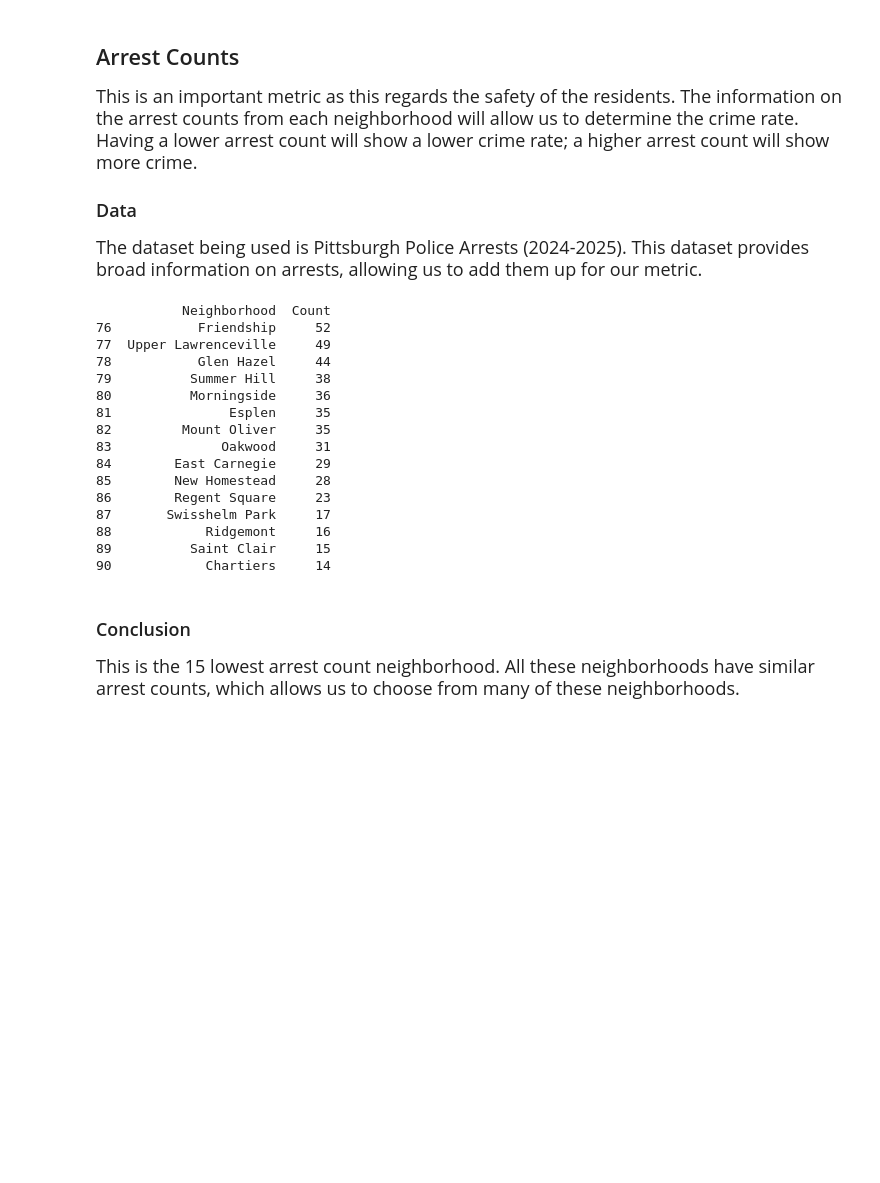
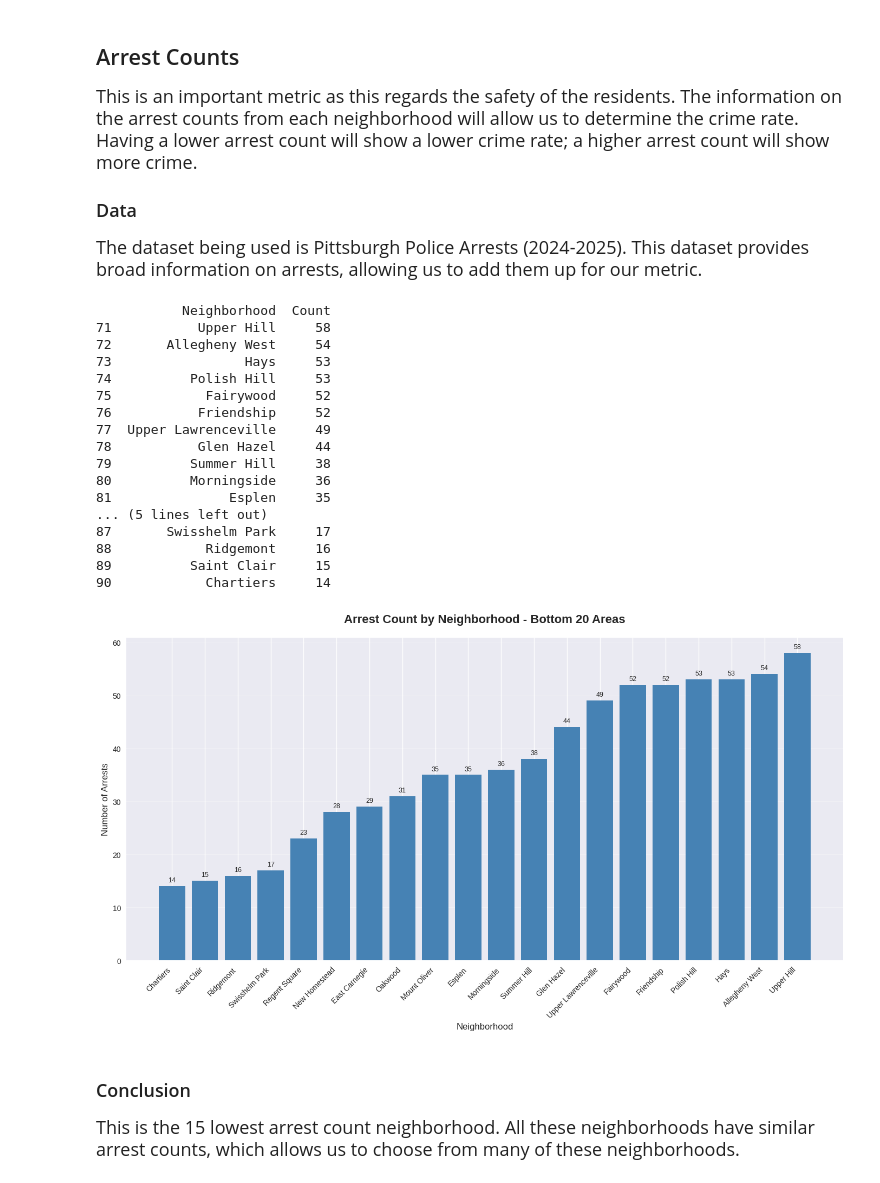
Before and after one commit to MasonKaing/best-neighborhood, a Jupyter notebook: BestNeighborhood.ipynb, the cells around one changed output. Saved outputs shown, nothing was run; the diff lists cells and outputs as text; code cells hidden in the pictures; blank space fills up the shorter version.

```diff
--- a/BestNeighborhood.ipynb
+++ b/BestNeighborhood.ipynb
@@ -57,26 +57,71 @@ Based on this data, the bottom 15 show us the top 15 neighborhoods in terms of c
 df = pd.read_excel('arrests_2024_to_sept_2025.xlsx')
 result_df = df['Neighborhood'].value_counts().reset_index()
 result_df.columns = ['Neighborhood', 'Count']
-print(result_df.tail(15))
+print(result_df.tail(20))
 #output_filename = 'arrests_summary.xlsx'
 #result_df.to_excel(output_filename, index=False)
 # %% [output]
            Neighborhood  Count
+71           Upper Hill     58
+72       Allegheny West     54
+73                 Hays     53
+74          Polish Hill     53
+75            Fairywood     52
 76           Friendship     52
 77  Upper Lawrenceville     49
 78           Glen Hazel     44
 79          Summer Hill     38
 80          Morningside     36
 81               Esplen     35
-82         Mount Oliver     35
-83              Oakwood     31
-84        East Carnegie     29
-85        New Homestead     28
-86        Regent Square     23
+... (5 lines left out)
 87       Swisshelm Park     17
 88            Ridgemont     16
 89          Saint Clair     15
 90            Chartiers     14
+# %%
+plt.style.use('seaborn-v0_8')
+
+data = {
+    'Neighborhood': [
+        'Chartiers', 'Saint Clair', 'Ridgemont', 'Swisshelm Park', 'Regent Square',
+        'New Homestead', 'East Carnegie', 'Oakwood', 'Mount Oliver', 'Esplen',
+        'Morningside', 'Summer Hill', 'Glen Hazel', 'Upper Lawrenceville',
+        'Fairywood', 'Friendship', 'Polish Hill', 'Hays', 'Allegheny West',
+        'Upper Hill'
+    ],
+    'Count': [14, 15, 16, 17, 23, 28, 29, 31, 35, 35, 36, 38, 44, 49, 52, 52, 53, 53, 54, 58]
+}
+
+
+df = pd.DataFrame(data)
+
+df_sorted = df.sort_values('Count', ascending=True)
+
+plt.figure(figsize=(14, 8))
+
+bars = plt.bar(df_sorted['Neighborhood'], df_sorted['Count'],
+               color='steelblue')  # 使用单一颜色
+
+for bar in bars:
+    height = bar.get_height()
+    plt.text(bar.get_x() + bar.get_width()/2., height + 0.5,
+             f'{int(height)}', ha='center', va='bottom', fontsize=9)
+
+plt.title('Arrest Count by Neighborhood - Bottom 20 Areas', fontsize=16, fontweight='bold', pad=20)
+plt.xlabel('Neighborhood', fontsize=12)
+plt.ylabel('Number of Arrests', fontsize=12)
+
+plt.xticks(rotation=45, ha='right')
+
+
+plt.grid(axis='y', alpha=0.3)
+
+plt.tight_layout()
+
+
+plt.show()
+# %% [output]
+[figure, added]
 # %% [markdown]
 ### Conclusion
 <font size="4">This is the 15 lowest arrest count neighborhood. All these neighborhoods have similar arrest counts, which allows us to choose from many of these neighborhoods.</font>
```
Also changed, not shown: parts of 2 cells of this notebook.
